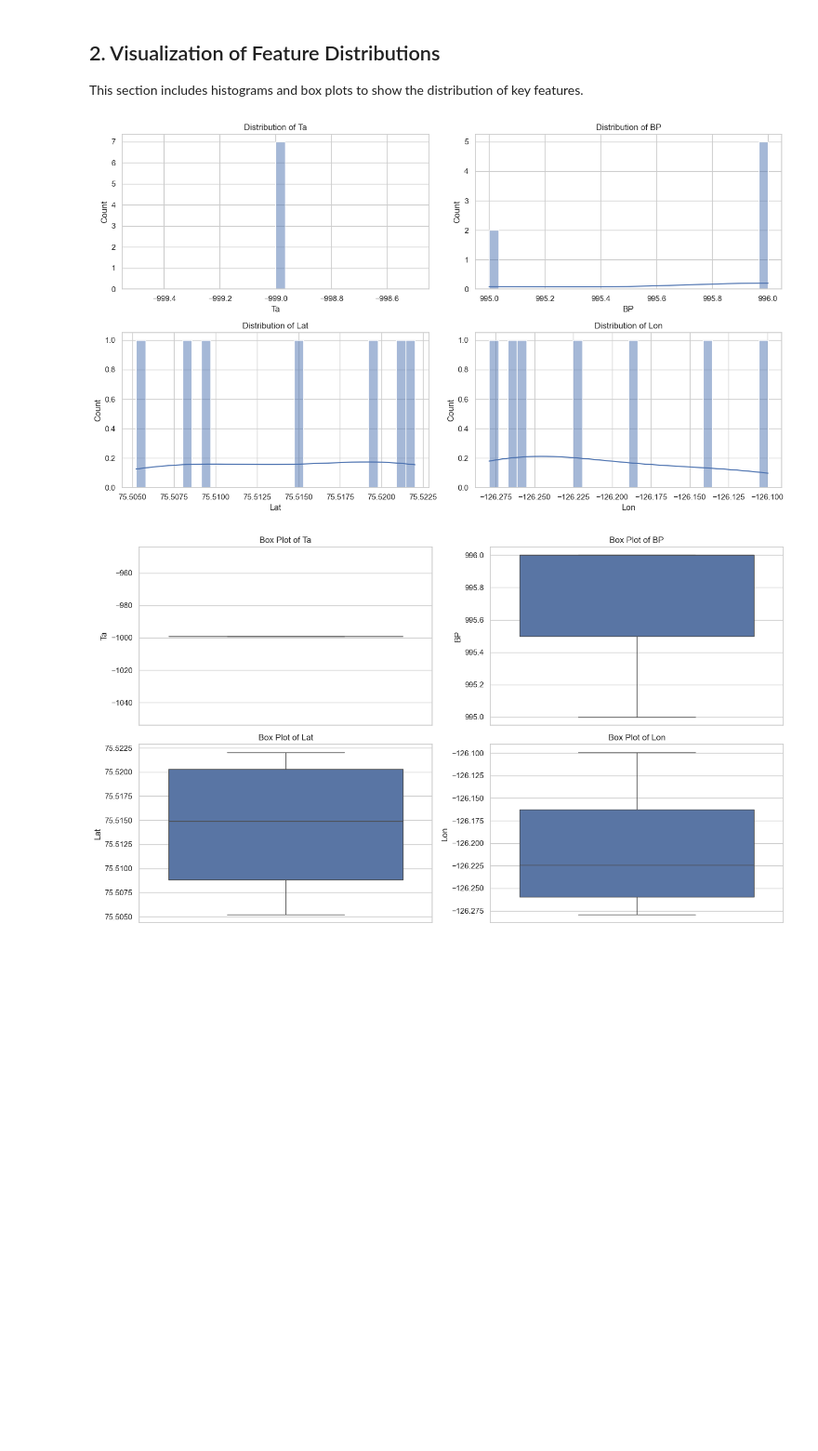
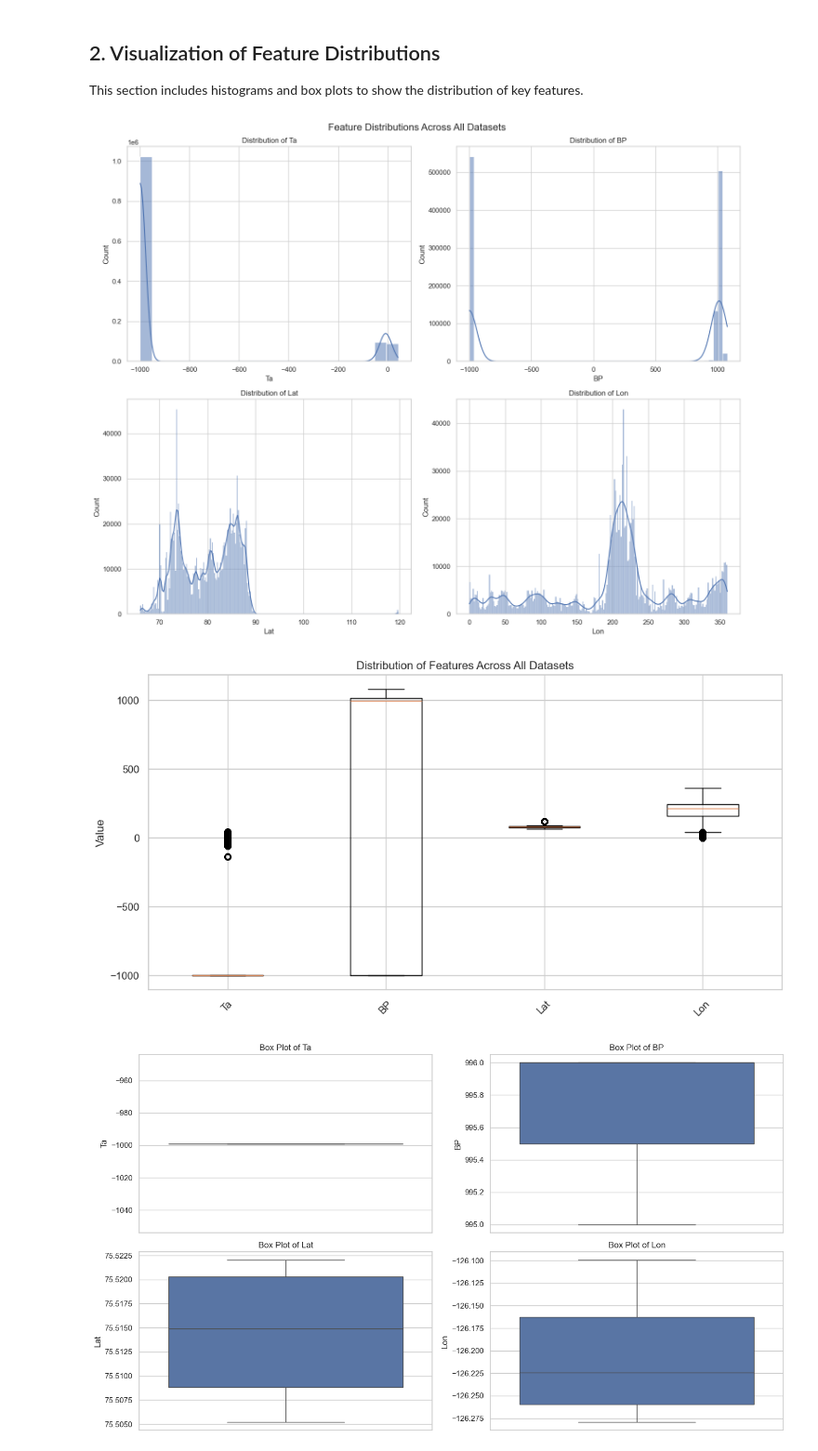
Before and after one commit to UW-MLGEO/MLGEO2024_AObuoypredict, a Jupyter notebook: notebooks/eda.ipynb, the cells around one changed output. Shown at 93% size. Saved outputs shown, nothing was run; the diff lists cells and outputs as text; code cells hidden in the pictures; blank space fills up the shorter version.

```diff
--- a/notebooks/eda.ipynb
+++ b/notebooks/eda.ipynb
@@ -58,21 +107,51 @@ summary_stats[['mean', 'std', 'min', '25%', '50%', '75%', 'max', 'variance']]
 ## 2. Visualization of Feature Distributions
 
 This section includes histograms and box plots to show the distribution of key features.
-# %%
-# Set style for seaborn
-sns.set(style="whitegrid")
-
-# Plot histograms of selected numerical features
-features = ['Ta', 'BP', 'Lat', 'Lon']  # Adjust feature names as necessary
-plt.figure(figsize=(14, 8))
-for i, feature in enumerate(features, 1):
-    plt.subplot(2, 2, i)
-    sns.histplot(df[feature], bins=30, kde=True)
-    plt.title(f'Distribution of {feature}')
-plt.tight_layout()
-plt.show()
-# %% [output]
-[figure, removed]
+# %%
+features = ['Ta', 'BP', 'Lat', 'Lon']
+
+# Combined distributions plot
+fig, axes = plt.subplots(2, 2, figsize=(15, 12))
+fig.suptitle('Feature Distributions Across All Datasets', fontsize=16)
+
+for idx, feature in enumerate(features):
+    i, j = idx // 2, idx % 2
+
+    # Combine data from all files for this feature
+    allData = []
+    for df in dfs.values():
+        if feature in df.columns:
+            allData.extend(df[feature].values)
+
+    # Plot histogram
+    sns.histplot(allData, kde=True, ax=axes[i,j])
+    axes[i,j].set_title(f'Distribution of {feature}')
+    axes[i,j].set_xlabel(feature)
+
+plt.tight_layout()
+plt.show()
+
+# Combined box plot
+plt.figure(figsize=(12, 6))
+boxplot_data = []
+labels = []
+for feature in features:
+    feature_data = []
+    for filename, df in dfs.items():
+        if feature in df.columns:
+            feature_data.extend(df[feature].values)
+    if feature_data:
+        boxplot_data.append(feature_data)
+        labels.append(feature)
+
+plt.boxplot(boxplot_data, labels=labels)
+plt.title('Distribution of Features Across All Datasets')
+plt.ylabel('Value')
+plt.xticks(rotation=45)
+plt.show()
+# %% [output]
+[figure, added]
+[figure, added]
 # %%
 # Box plots for selected features to identify outliers
 plt.figure(figsize=(14, 8))
```
Also changed, not shown: parts of 6 cells of this notebook.
